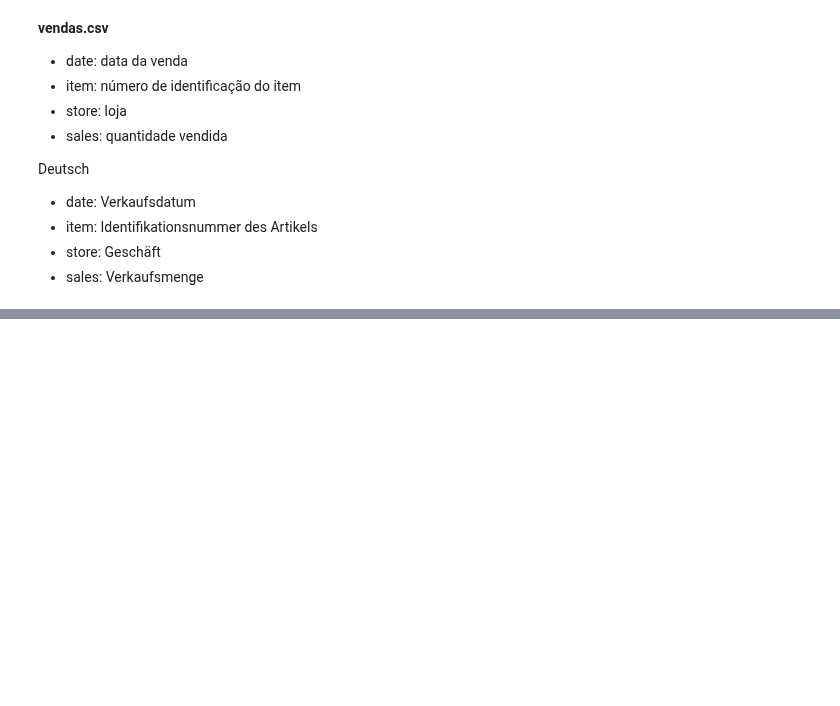
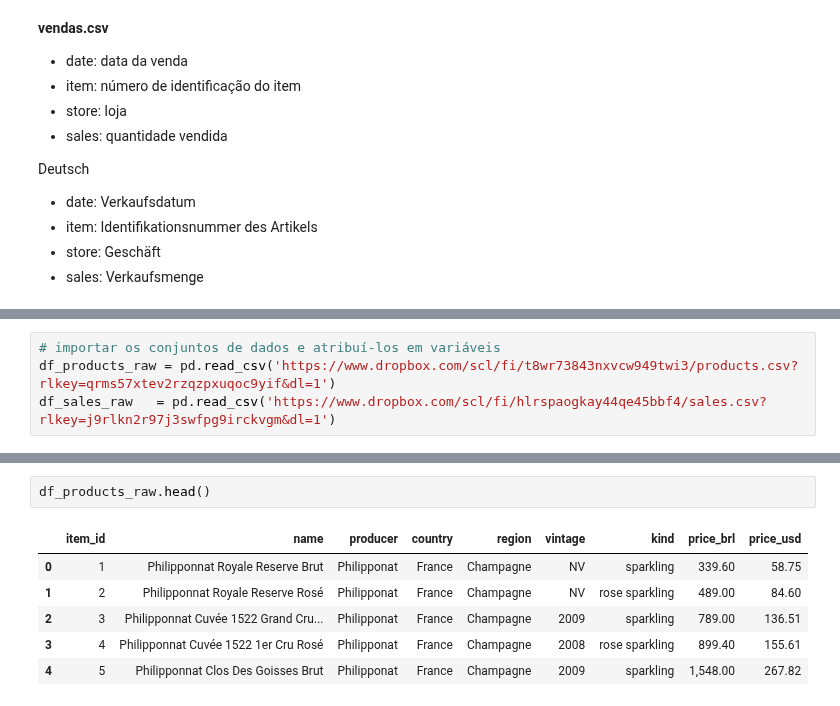
Before and after one commit to awildt01/Zeitreihenanalyse-zur-Nachfrageprognose., a Jupyter notebook: Zeitreihenanalyse_zur_Nachfrageprognose.ipynb, the cells around one changed output, grey strips where cells are left out. Saved outputs shown, nothing was run; the diff lists cells and outputs as text; blank space fills up the shorter version.

```diff
--- a/Zeitreihenanalyse_zur_Nachfrageprognose.ipynb
+++ b/Zeitreihenanalyse_zur_Nachfrageprognose.ipynb
@@ -228,0 +237,4 @@ Deutsch
+# %%
+# importar os conjuntos de dados e atribuí-los em variáveis
+df_products_raw = pd.read_csv('https://www.dropbox.com/scl/fi/t8wr73843nxvcw949twi3/products.csv?rlkey=qrms57xtev2rzqzpxuqoc9yif&dl=1')
+df_sales_raw   = pd.read_csv('https://www.dropbox.com/scl/fi/hlrspaogkay44qe45bbf4/sales.csv?rlkey=j9rlkn2r97j3swfpg9irckvgm&dl=1')
@@ -228,0 +250,9 @@ Deutsch
+# %%
+df_products_raw.head()
+# %% [output]
+|  | item_id | name | producer | country | region | vintage | kind | price_brl | price_usd |
+| 0 | 1 | Philipponnat Royale Reserve Brut | Philipponat | France | Champagne | NV | sparkling | 339.60 | 58.75 |
+| 1 | 2 | Philipponnat Royale Reserve Rosé | Philipponat | France | Champagne | NV | rose sparkling | 489.00 | 84.60 |
+| 2 | 3 | Philipponnat Cuvée 1522 Grand Cru... | Philipponat | France | Champagne | 2009 | sparkling | 789.00 | 136.51 |
+| 3 | 4 | Philipponnat Cuvée 1522 1er Cru Rosé | Philipponat | France | Champagne | 2008 | rose sparkling | 899.40 | 155.61 |
+| 4 | 5 | Philipponnat Clos Des Goisses Brut | Philipponat | France | Champagne | 2009 | sparkling | 1,548.00 | 267.82 |
```
Also changed, not shown: parts of 2 cells of this notebook.
